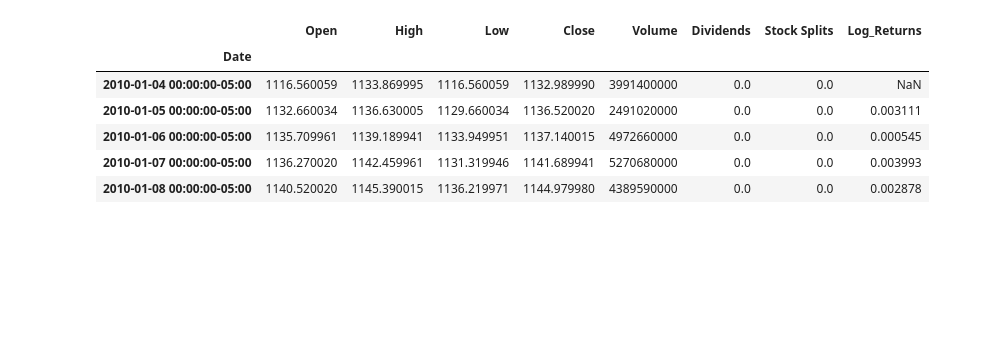
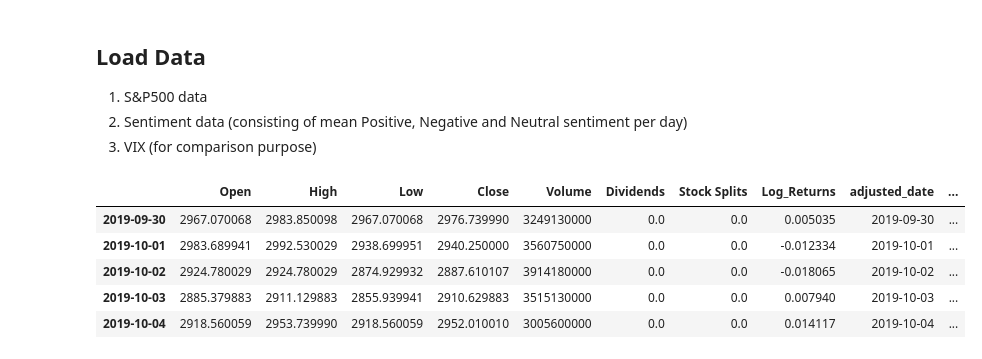
Before and after one commit to hwh1771/sentiment-analysis-volatility-forecasting, a Jupyter notebook: notebooks/garch_exogenous.ipynb, the cells around one changed output. Cells and saved outputs as stored; diff of their text form; code cells hidden in the pictures; blank space fills up the shorter version.

```diff
--- a/notebooks/garch_exogenous.ipynb
+++ b/notebooks/garch_exogenous.ipynb
@@ -99,20 +10,19 @@ class GARCH:
+# %% [markdown]
+## Load Data
+1. S&P500 data
+2. Sentiment data (consisting of mean Positive, Negative and Neutral sentiment per day)
+3. VIX (for comparison purpose)
 # %%
-# Step 1: Download S&P 500 data for the last year
 start = datetime(2010, 1, 1)
 end = datetime(2024, 9, 10)
-snp = yf.Ticker('^GSPC')
-data = snp.history(start=start, end=end)
 
-# Step 2: Compute log returns
+# Load S&P data
+data = yf.Ticker('^GSPC').history(start=start, end=end)
 data['Log_Returns'] = np.log(data['Close'] / data['Close'].shift(1)).dropna()
-log_returns = data['Log_Returns'].dropna()
 
-data.head()
+# Load Sentiment data
+sentiment_df = pd.read_csv('../data/nyt_sentiment.csv')
+sentiment_df.index = pd.DatetimeIndex(sentiment_df['adjusted_date'])
+
+# Load Vix data
+vix = yf.Ticker('^VIX').history(start=start, end=end)[['Close']].rename(columns={'Close':'VIX Close'})
-# %% [output]
-|  | Open | High | Low | Close | Volume | Dividends | Stock Splits | Log_Returns |
-| Date |  |  |  |  |  |  |  |  |
-| 2010-01-04 00:00:00-05:00 | 1116.560059 | 1133.869995 | 1116.560059 | 1132.989990 | 3991400000 | 0.0 | 0.0 | NaN |
-| 2010-01-05 00:00:00-05:00 | 1132.660034 | 1136.630005 | 1129.660034 | 1136.520020 | 2491020000 | 0.0 | 0.0 | 0.003111 |
-| 2010-01-06 00:00:00-05:00 | 1135.709961 | 1139.189941 | 1133.949951 | 1137.140015 | 4972660000 | 0.0 | 0.0 | 0.000545 |
-| 2010-01-07 00:00:00-05:00 | 1136.270020 | 1142.459961 | 1131.319946 | 1141.689941 | 5270680000 | 0.0 | 0.0 | 0.003993 |
-| 2010-01-08 00:00:00-05:00 | 1140.520020 | 1145.390015 | 1136.219971 | 1144.979980 | 4389590000 | 0.0 | 0.0 | 0.002878 |
@@ -123,6 +29,17 @@ sentiment_df.index = pd.DatetimeIndex(sentiment_df['adjusted_date'])
 # %%
+# Merge all into one dataframe
 data.index = pd.DatetimeIndex(data.index.tz_localize(None))
-data_with_sentiment = data.join(sentiment_df, how='inner')
+vix.index = pd.DatetimeIndex(vix.index.tz_localize(None))
+data_with_sentiment = data.join(sentiment_df, how='inner').join(vix[['VIX Close']], how='left')
 
 log_returns = data_with_sentiment['Log_Returns']
-exo_sentiment = data_with_sentiment[['mean_pos_sentiment',	'mean_neg_sentiment', 'mean_neutral_sentiment']].to_numpy()
+exo_sentiment = data_with_sentiment[['mean_pos_sentiment',	'mean_neg_sentiment']].to_numpy()
+
+data_with_sentiment.head()
+# %% [output]
+|  | Open | High | Low | Close | Volume | Dividends | Stock Splits | Log_Returns | adjusted_date | ... |
+| 2019-09-30 | 2967.070068 | 2983.850098 | 2967.070068 | 2976.739990 | 3249130000 | 0.0 | 0.0 | 0.005035 | 2019-09-30 | ... |
+| 2019-10-01 | 2983.689941 | 2992.530029 | 2938.699951 | 2940.250000 | 3560750000 | 0.0 | 0.0 | -0.012334 | 2019-10-01 | ... |
+| 2019-10-02 | 2924.780029 | 2924.780029 | 2874.929932 | 2887.610107 | 3914180000 | 0.0 | 0.0 | -0.018065 | 2019-10-02 | ... |
+| 2019-10-03 | 2885.379883 | 2911.129883 | 2855.939941 | 2910.629883 | 3515130000 | 0.0 | 0.0 | 0.007940 | 2019-10-03 | ... |
+| 2019-10-04 | 2918.560059 | 2953.739990 | 2918.560059 | 2952.010010 | 3005600000 | 0.0 | 0.0 | 0.014117 | 2019-10-04 | ... |
```
Also changed, not shown: parts of 18 cells of this notebook, 2 other files.
